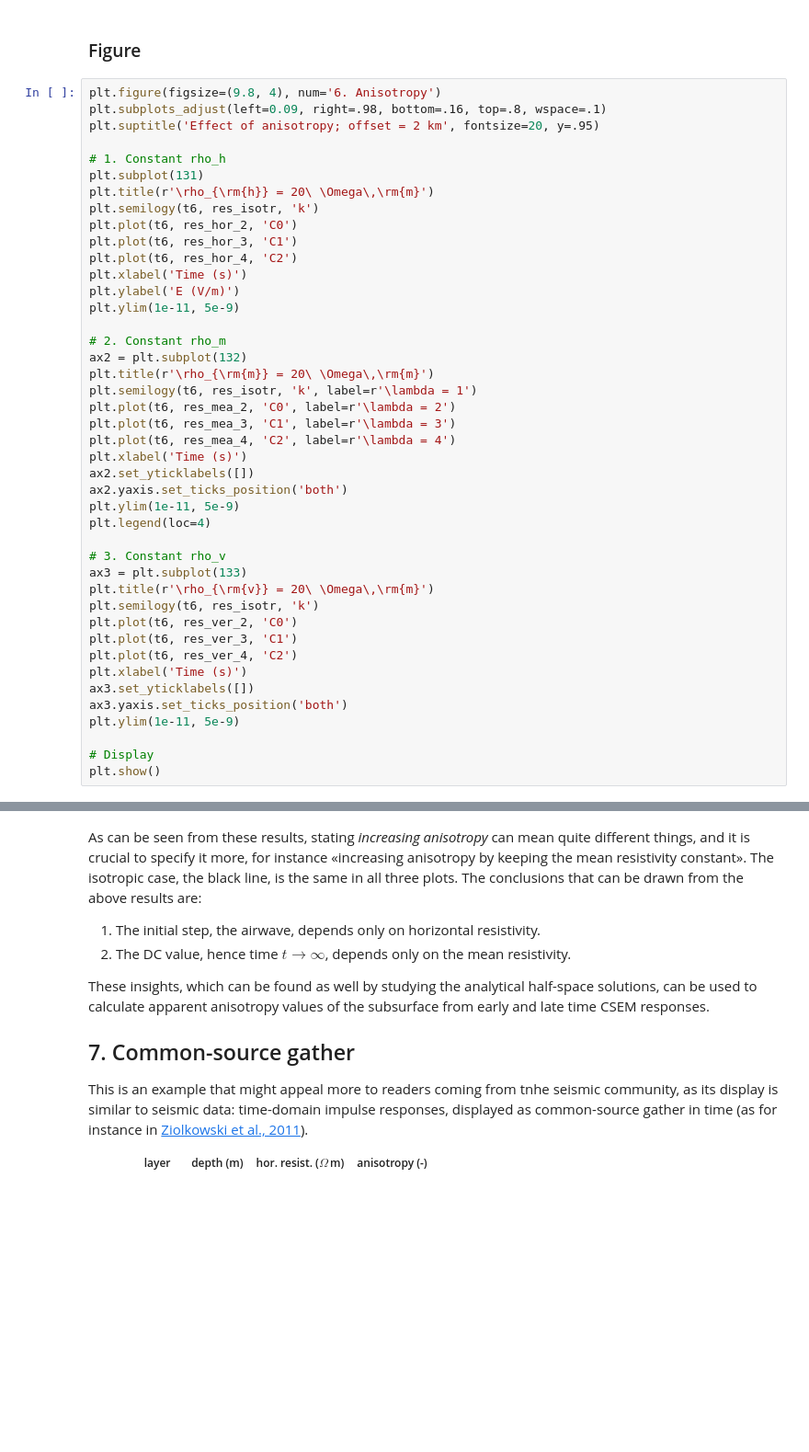
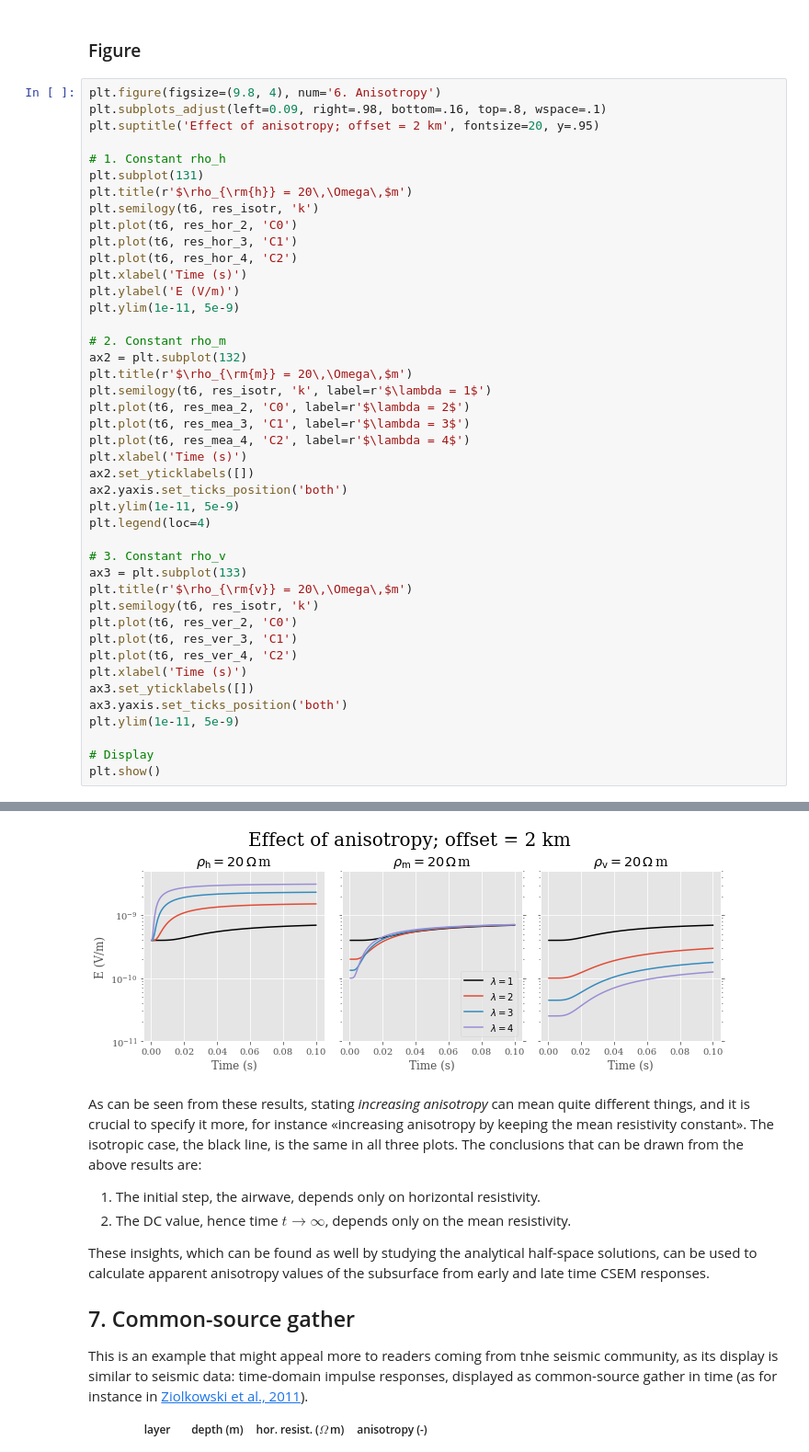
Before and after one commit to seg/tutorials-2017, a Jupyter notebook: 1704_Getting_started_with_CSEM/Notebook.ipynb, the cells around one changed output, grey strips where cells are left out. Shown at 92% size. Saved outputs shown, nothing was run; the diff lists cells and outputs as text; blank space fills up the shorter version.

```diff
--- a/1704_Getting_started_with_CSEM/Notebook.ipynb
+++ b/1704_Getting_started_with_CSEM/Notebook.ipynb
@@ -506,7 +502,7 @@ plt.suptitle('Effect of anisotropy; offset = 2 km', fontsize=20, y=.95)
 
 # 1. Constant rho_h
 plt.subplot(131)
-plt.title(r'\rho_{\rm{h}} = 20\ \Omega\,\rm{m}')
+plt.title(r'$\rho_{\rm{h}} = 20\,\Omega\,$m')
 plt.semilogy(t6, res_isotr, 'k')
 plt.plot(t6, res_hor_2, 'C0')
 plt.plot(t6, res_hor_3, 'C1')
@@ -517,11 +513,11 @@ plt.ylim(1e-11, 5e-9)
 
 # 2. Constant rho_m
 ax2 = plt.subplot(132)
-plt.title(r'\rho_{\rm{m}} = 20\ \Omega\,\rm{m}')
-plt.semilogy(t6, res_isotr, 'k', label=r'\lambda = 1')
-plt.plot(t6, res_mea_2, 'C0', label=r'\lambda = 2')
-plt.plot(t6, res_mea_3, 'C1', label=r'\lambda = 3')
-plt.plot(t6, res_mea_4, 'C2', label=r'\lambda = 4')
+plt.title(r'$\rho_{\rm{m}} = 20\,\Omega\,$m')
+plt.semilogy(t6, res_isotr, 'k', label=r'$\lambda = 1$')
+plt.plot(t6, res_mea_2, 'C0', label=r'$\lambda = 2$')
+plt.plot(t6, res_mea_3, 'C1', label=r'$\lambda = 3$')
+plt.plot(t6, res_mea_4, 'C2', label=r'$\lambda = 4$')
 plt.xlabel('Time (s)')
 ax2.set_yticklabels([])
 ax2.yaxis.set_ticks_position('both')
@@ -530,7 +526,7 @@ plt.legend(loc=4)
 
 # 3. Constant rho_v
 ax3 = plt.subplot(133)
-plt.title(r'\rho_{\rm{v}} = 20\ \Omega\,\rm{m}')
+plt.title(r'$\rho_{\rm{v}} = 20\,\Omega\,$m')
 plt.semilogy(t6, res_isotr, 'k')
 plt.plot(t6, res_ver_2, 'C0')
 plt.plot(t6, res_ver_3, 'C1')
@@ -548,3 +542,4 @@ plt.show()
+[figure, added]
 # %% [markdown]
 As can be seen from these results, stating *increasing anisotropy* can mean quite different things, and it is crucial to specify it more, for instance «increasing anisotropy by keeping the mean resistivity constant». The isotropic case, the black line, is the same in all three plots. The conclusions that can be drawn from the above results are:
 
```
Also changed, not shown: parts of 14 cells of this notebook.
